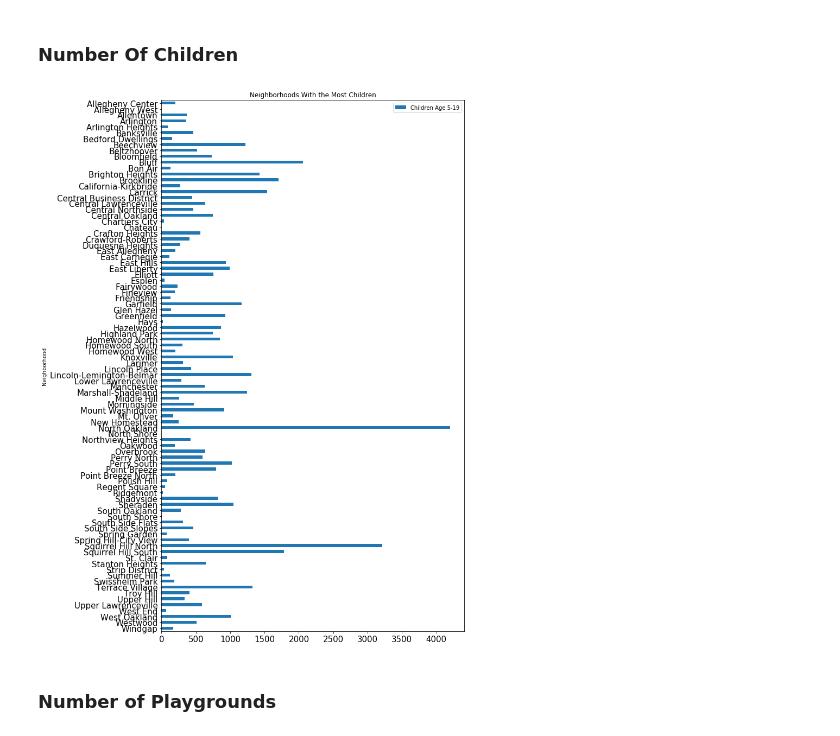
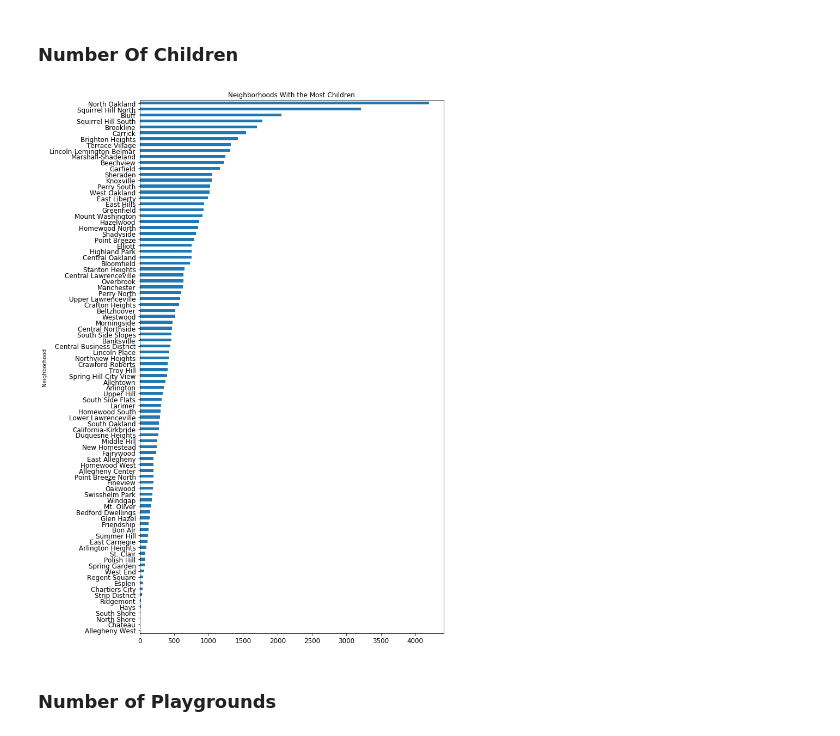
Before and after one commit to lucasz-hu/Big-Ideas-Final, a Jupyter notebook: final2.ipynb, the cells around one changed output. Cells and saved outputs as stored; diff of their text form; code cells hidden in the pictures.

```diff
--- a/final2.ipynb
+++ b/final2.ipynb
@@ -31,21 +31,22 @@ Our metric is designed for families growing children. We will show attractions p
 # %%
 census = pd.read_csv("https://data.wprdc.org/dataset/40188e1c-6d2e-4f20-9391-607bd3054949/resource/8ac5c768-09ba-43a8-829f-ce4a417d20fb/download/population-density.csv",
                            index_col="Neighborhood",
                            parse_dates=True)
 
 #refining columns for math operations
 census["Pop. 2010"] = census["Pop. 2010"].str.replace(",", "")
 census["Pop. 2010"] = census["Pop. 2010"].astype(int)
 
 #calculating number of children per neighborhood
 census["Children Age 5-19"] = (census["Pop. 2010"] * census["% Pop. Age 5-19 (2010)"]).astype(int)
 
 #transfer census data to children for convenience
 children = census.loc[:, ["Children Age 5-19"]]
+children = children["Children Age 5-19"].sort_values(ascending=False)
 
-children.plot.barh(title="Neighborhoods With the Most Children", figsize=(10,18), fontsize=15, rot=0).invert_yaxis()
+childrenGraph = children.plot.barh(title="Neighborhoods With the Most Children", figsize=(10,18), fontsize=12, rot=0).invert_yaxis()
 # %% [output]
-[figure, old version]
+[figure, new version]
 # %% [markdown]
 ### **Number of Playgrounds**
 # %%
```
